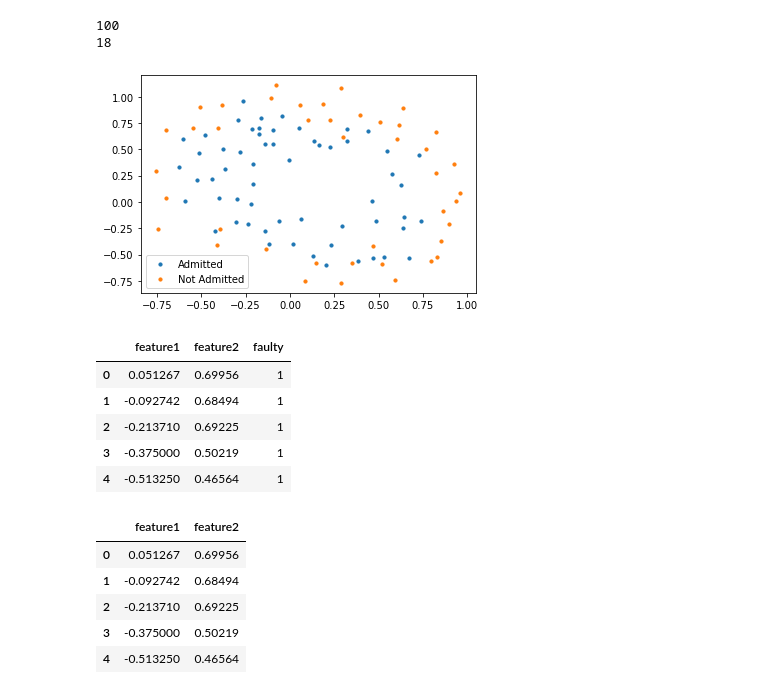
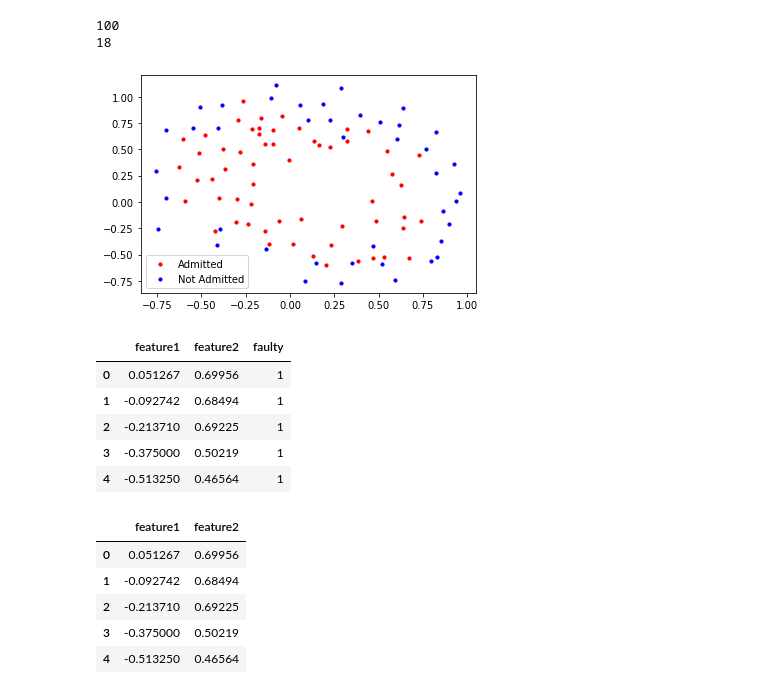
Before and after one commit to YangTaeSung/CAU-MachineLearning, a Jupyter notebook: assignment07.ipynb, the cells around one changed output. Saved outputs shown, nothing was run; the diff lists cells and outputs as text; code cells hidden in the pictures.

```diff
--- a/assignment07.ipynb
+++ b/assignment07.ipynb
@@ -14,36 +14,36 @@ def load_data(path, header):
 
 # load the data from the file
 load_data = load_data("data-nonlinear.txt", None)
 
 data = load_data[:100] # 100번 인덱스까지 training data
 testing_data = load_data.iloc[100:118, 0:3] # 나머지 testing data
 
 print(len(data))
 print(len(testing_data))
 
 # xy = feature values, all the columns except the last column
 xy = data.iloc[:, :-1]
 
 # label = target values, last column of the data frame
 label = data.iloc[:, -1]
 
 # filter out the applicants that got admitted
 admitted = data.loc[label == 1]
 
 # filter out the applicants that din't get admission
 not_admitted = data.loc[label == 0]
 
 # plots
-plt.scatter(admitted.iloc[:, 0], admitted.iloc[:, 1], s=10, label='Admitted')
-plt.scatter(not_admitted.iloc[:, 0], not_admitted.iloc[:, 1], s=10, label='Not Admitted')
+plt.scatter(admitted.iloc[:, 0], admitted.iloc[:, 1], c = 'red', s=10, label='Admitted')
+plt.scatter(not_admitted.iloc[:, 0], not_admitted.iloc[:, 1],c = 'blue', s=10, label='Not Admitted')
 plt.legend()
 plt.show()
 
 load_data.head()
 # %% [output]
 100
 18
-[figure, old version]
+[figure, new version]
 |  | feature1 | feature2 | faulty |
 | 0 | 0.051267 | 0.69956 | 1 |
 | 1 | -0.092742 | 0.68494 | 1 |
```
Also changed, not shown: parts of 15 cells of this notebook.
